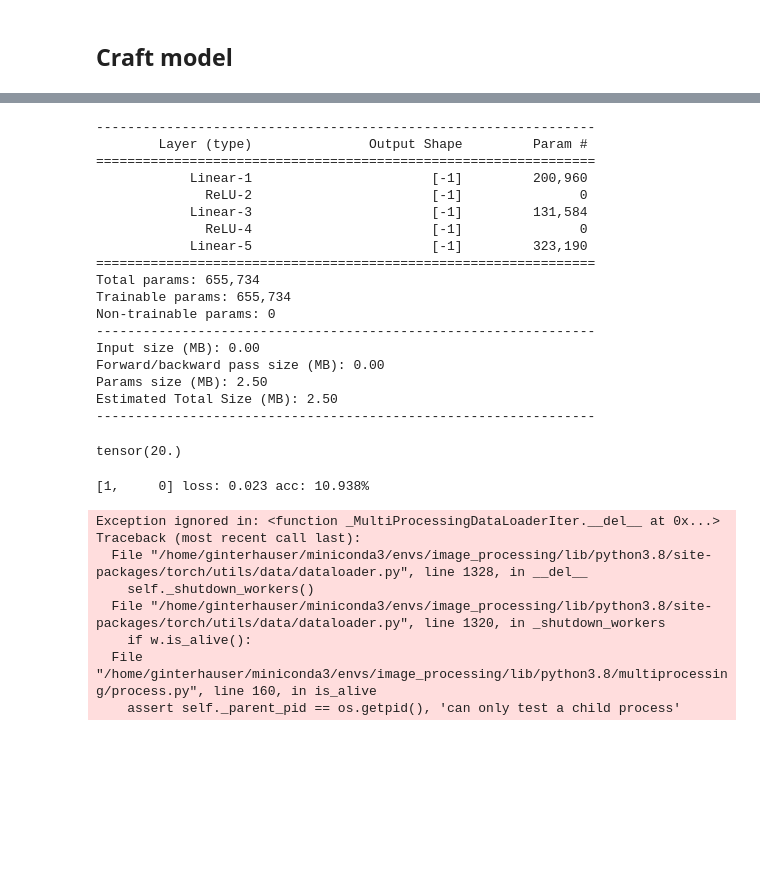
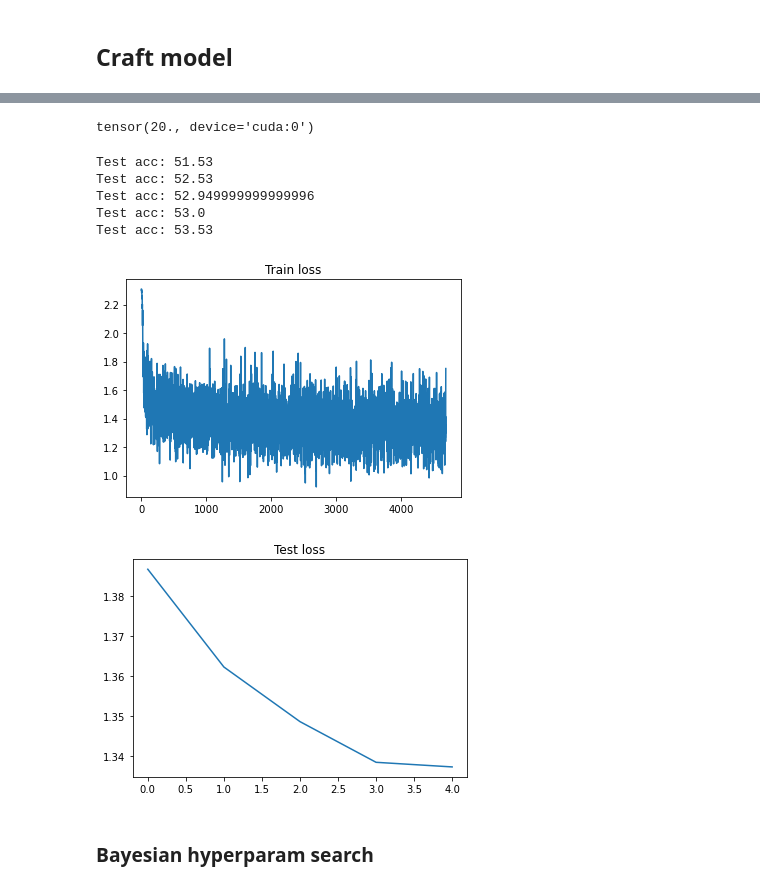
Before and after one commit to wwydmanski/hypernet-cnn, a Jupyter notebook: hypernet_training.ipynb, the cells around one changed output, grey strips where cells are left out. Cells and saved outputs as stored; diff of their text form; code cells hidden in the pictures; blank space fills up the shorter version.

Commit message:
feat: working hypernet implementation

```diff
--- a/hypernet_training.ipynb
+++ b/hypernet_training.ipynb
@@ -127,25 +256,5 @@ testloader = torch.utils.data.DataLoader(testset, batch_size=batch_size,
 # %%
-hypernet = Hypernetwork(mask_size=20)
-summary(hypernet, (784, ))
+hypernet = Hypernetwork(mask_size=20).cuda()
-# %% [output]
-----------------------------------------------------------------
-        Layer (type)               Output Shape         Param #
-================================================================
-            Linear-1                       [-1]         200,960
-              ReLU-2                       [-1]               0
-            Linear-3                       [-1]         131,584
-              ReLU-4                       [-1]               0
-            Linear-5                       [-1]         323,190
-================================================================
-Total params: 655,734
-Trainable params: 655,734
-Non-trainable params: 0
-----------------------------------------------------------------
-Input size (MB): 0.00
-Forward/backward pass size (MB): 0.00
-Params size (MB): 2.50
-Estimated Total Size (MB): 2.50
-----------------------------------------------------------------
 # %%
 input_size = 784
 mask_size = 20
@@ -153,22 +262,27 @@ mask_size = 20
 template = np.zeros(input_size)
 mask = np.random.choice(len(template), mask_size, False)
 template[mask] = 1
-mask = torch.from_numpy(template).to(torch.float32)
+mask = torch.from_numpy(template).to(torch.float32).cuda()
 # %%
 mask.sum()
 # %% [output]
-tensor(20.)
+tensor(20., device='cuda:0')
 # %%
-epochs = 2
+epochs = 5
 criterion = torch.nn.CrossEntropyLoss()
 optimizer = torch.optim.Adam(hypernet.parameters(), lr=3e-4)
 # %%
+train_loss = []
+test_loss = []
 for epoch in range(epochs):
+    total_loss = 0
     running_loss = 0.0
     correct = 0
     total = 0
     for i, data in enumerate(trainloader):
         inputs, labels = data
+        inputs = inputs.cuda()
+        labels = labels.cuda()
 
         optimizer.zero_grad()
 
@@ -180,27 +294,40 @@ for epoch in range(epochs):
         correct += (outputs.argmax(1)==labels).float().sum()
         total += outputs.shape[0]
         running_loss += loss.item()
-        if i % 100 == 0:    # print every 2000 mini-batches
-            print('[%d, %5d] loss: %.3f acc: %.3f%%' %
-                  (epoch + 1, i, running_loss / 100, correct/total*100))
+        train_loss.append(loss.item())
+        if i>0 and i % 100 == 0:
+            total_loss += running_loss/100
             running_loss = 0.0
             correct = 0
             total=0
 
+    total_loss = 0
     correct = 0
-    for data in testloader:
+    for i, data in enumerate(testloader):
         images, labels = data
-        outputs = hypernet(images)
+        images = images.cuda()
+        labels = labels.cuda()
+        outputs = hypernet(images, mask)
         _, predicted = torch.max(outputs.data, 1)
         correct += (predicted == labels).sum().item()
+        total_loss += criterion(outputs, labels).item()
+
+    test_loss.append(total_loss/i)
     print(f"Test acc: {correct/len(testset)*100}")
 # %% [output]
-[1,     0] loss: 0.023 acc: 10.938%
+Test acc: 51.53
+Test acc: 52.53
+Test acc: 52.949999999999996
+Test acc: 53.0
+Test acc: 53.53
-Exception ignored in: <function _MultiProcessingDataLoaderIter.__del__ at 0x...>
-Traceback (most recent call last):
-  File "/home/ginterhauser/miniconda3/envs/image_processing/lib/python3.8/site-packages/torch/utils/data/dataloader.py", line 1328, in __del__
-    self._shutdown_workers()
-  File "/home/ginterhauser/miniconda3/envs/image_processing/lib/python3.8/site-packages/torch/utils/data/dataloader.py", line 1320, in _shutdown_workers
-    if w.is_alive():
-  File "/home/ginterhauser/miniconda3/envs/image_processing/lib/python3.8/multiprocessing/process.py", line 160, in is_alive
-    assert self._parent_pid == os.getpid(), 'can only test a child process'
+# %%
+plt.title("Train loss")
+plt.plot(train_loss);
+plt.show()
+plt.title("Test loss")
+plt.plot(test_loss);
+# %% [output]
+[figure, added]
+[figure, added]
+# %% [markdown]
+### Bayesian hyperparam search
```
Also changed, not shown: parts of 14 cells of this notebook.
